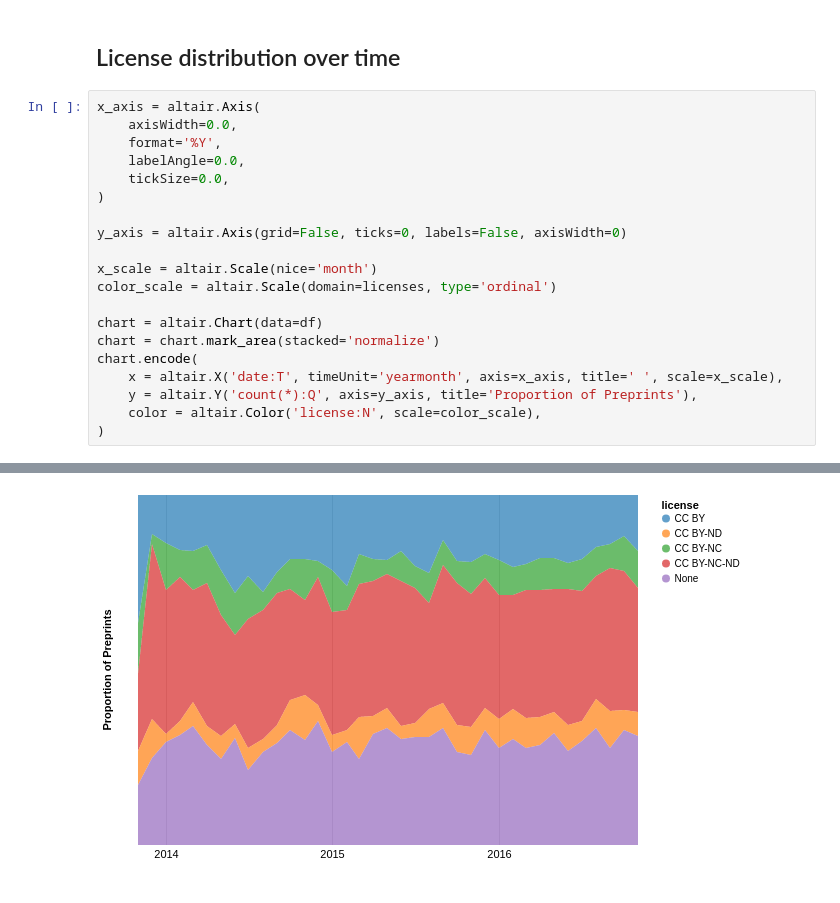
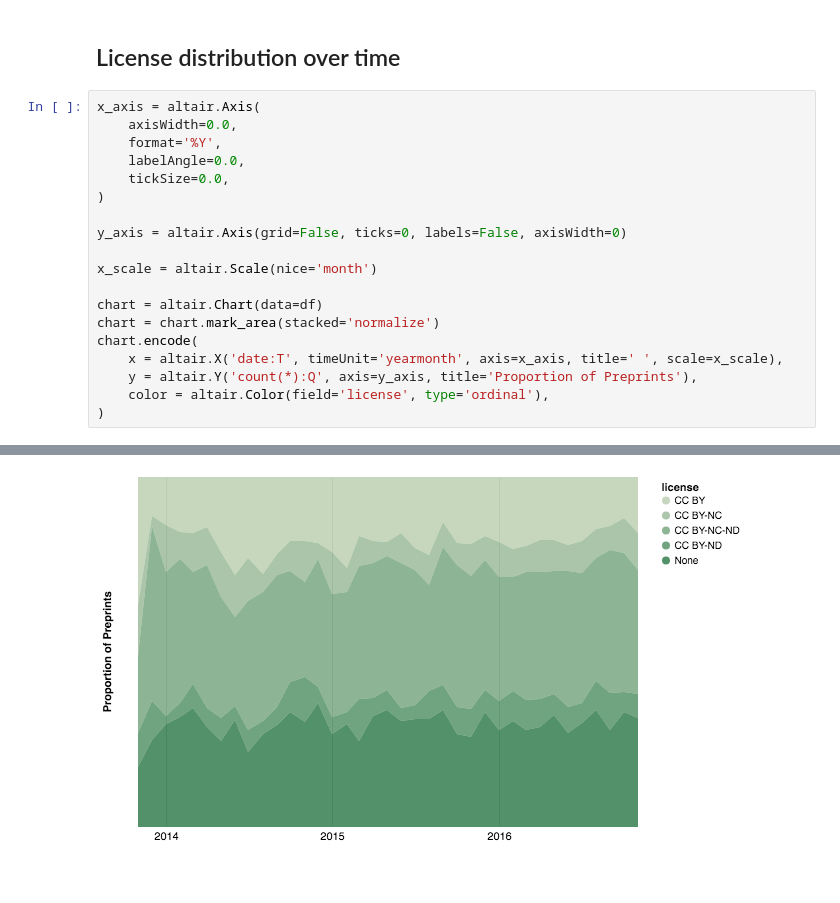
Before and after one commit to dhimmel/biorxiv-licenses, a Jupyter notebook: 1.analysis.ipynb, the cells around one changed output, grey strips where cells are left out. Drawn from its saved outputs; the diff is of its cells as text.

```diff
--- a/1.analysis.ipynb
+++ b/1.analysis.ipynb
@@ -33,23 +35,22 @@ Name: license, dtype: float64
 # %%
 x_axis = altair.Axis(
     axisWidth=0.0,
     format='%Y',
     labelAngle=0.0,
     tickSize=0.0,
 )
 
 y_axis = altair.Axis(grid=False, ticks=0, labels=False, axisWidth=0)
 
 x_scale = altair.Scale(nice='month')
-color_scale = altair.Scale(domain=licenses, type='ordinal')
 
 chart = altair.Chart(data=df)
 chart = chart.mark_area(stacked='normalize')
 chart.encode(
     x = altair.X('date:T', timeUnit='yearmonth', axis=x_axis, title=' ', scale=x_scale),
     y = altair.Y('count(*):Q', axis=y_axis, title='Proportion of Preprints'),
-    color = altair.Color('license:N', scale=color_scale),
+    color = altair.Color(field='license', type='ordinal'),
 )
 # %% [output]
 [interactive output not drawn]
-[figure, old version]
+[figure, new version]
```
Also changed, not shown: parts of 2 cells of this notebook, 2 other files.
